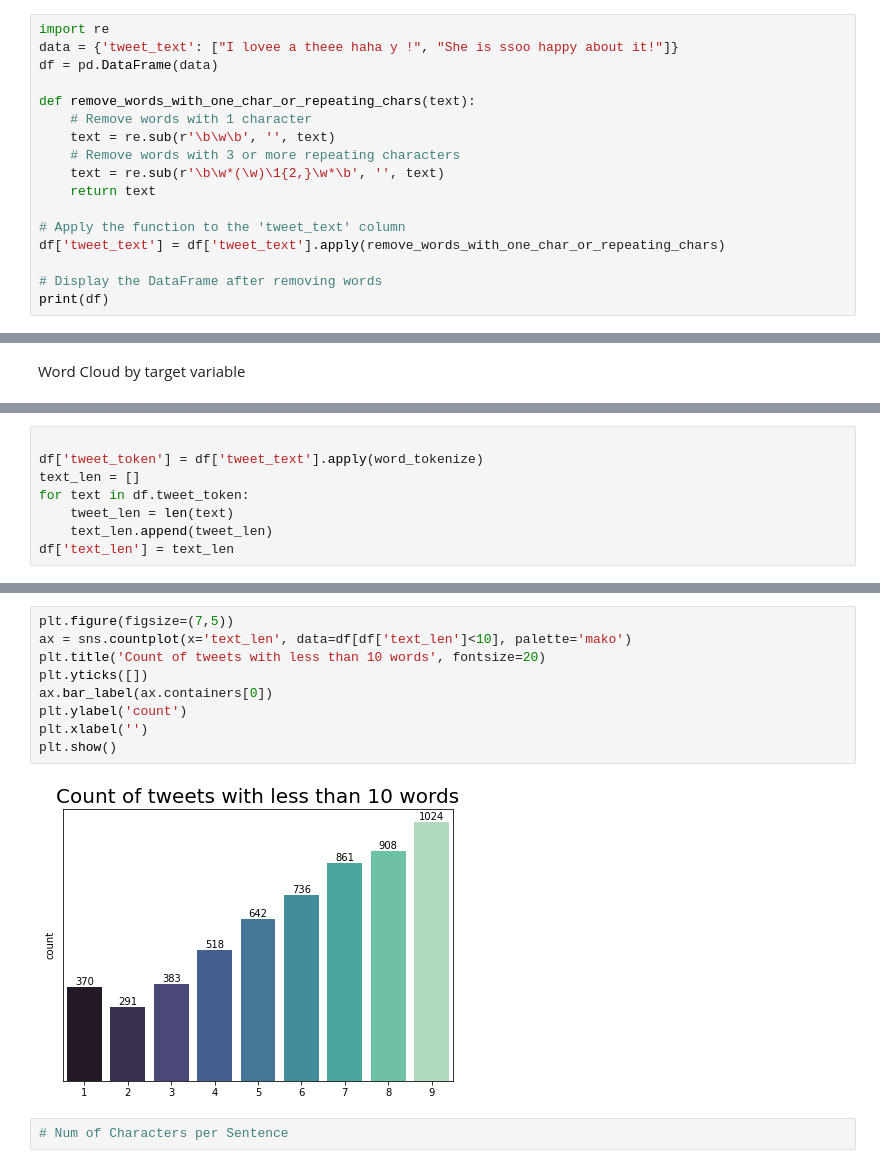
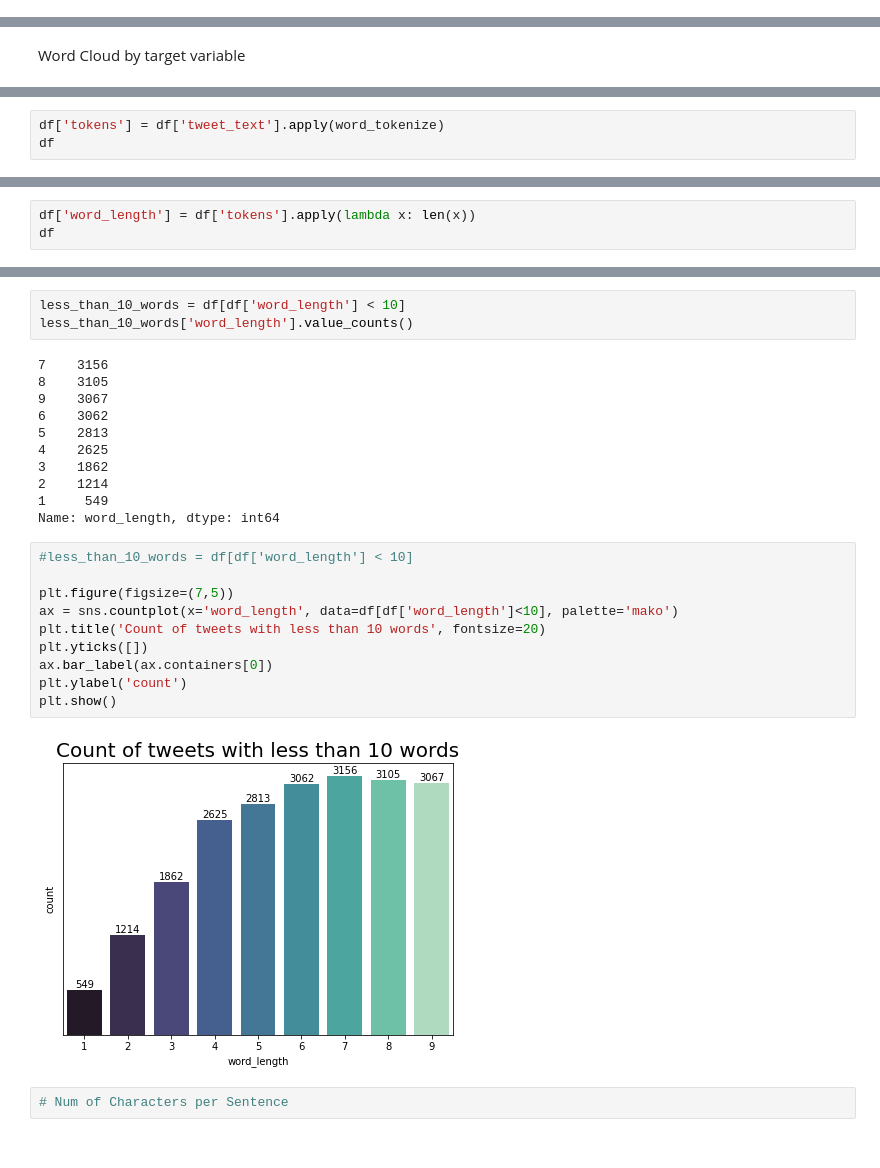
Before and after one commit to ChloeChoyXW/TXSA_Assignment, a Jupyter notebook: EDA.ipynb, the cells around one changed output, grey strips where cells are left out. Saved outputs shown, nothing was run; the diff lists cells and outputs as text.

```diff
--- a/EDA.ipynb
+++ b/EDA.ipynb
@@ -13,17 +15,0 @@ df = pd.read_csv('new_cyberbully_tweet.csv')
-# %%
-import re
-data = {'tweet_text': ["I lovee a theee haha y !", "She is ssoo happy about it!"]}
-df = pd.DataFrame(data)
-
-def remove_words_with_one_char_or_repeating_chars(text):
-    # Remove words with 1 character
-    text = re.sub(r'\b\w\b', '', text)
-    # Remove words with 3 or more repeating characters
-    text = re.sub(r'\b\w*(\w)\1{2,}\w*\b', '', text)
-    return text
-
-# Apply the function to the 'tweet_text' column
-df['tweet_text'] = df['tweet_text'].apply(remove_words_with_one_char_or_repeating_chars)
-
-# Display the DataFrame after removing words
-print(df)
@@ -172,0 +128,3 @@ plt.show()
+# %%
+df['tokens'] = df['tweet_text'].apply(word_tokenize)
+df
@@ -191,8 +160,3 @@ plt.show()
-# %%
-
-df['tweet_token'] = df['tweet_text'].apply(word_tokenize)
-text_len = []
-for text in df.tweet_token:
-    tweet_len = len(text)
-    text_len.append(tweet_len)
-df['text_len'] = text_len
+# %%
+df['word_length'] = df['tokens'].apply(lambda x: len(x))
+df
@@ -212,14 +189,29 @@ plt.show()
+# %%
+less_than_10_words = df[df['word_length'] < 10]
+less_than_10_words['word_length'].value_counts()
+# %% [output]
+7    3156
+8    3105
+9    3067
+6    3062
+5    2813
+4    2625
+3    1862
+2    1214
+1     549
+Name: word_length, dtype: int64
 # %%
+#less_than_10_words = df[df['word_length'] < 10]
+
 plt.figure(figsize=(7,5))
-ax = sns.countplot(x='text_len', data=df[df['text_len']<10], palette='mako')
+ax = sns.countplot(x='word_length', data=df[df['word_length']<10], palette='mako')
 plt.title('Count of tweets with less than 10 words', fontsize=20)
 plt.yticks([])
 ax.bar_label(ax.containers[0])
 plt.ylabel('count')
-plt.xlabel('')
 plt.show()
 # %% [output]
-[figure, old version]
+[figure, new version]
 # %%
 # Num of Characters per Sentence
 # %%
```
Also changed, not shown: parts of 17 cells of this notebook, 7 other files.
